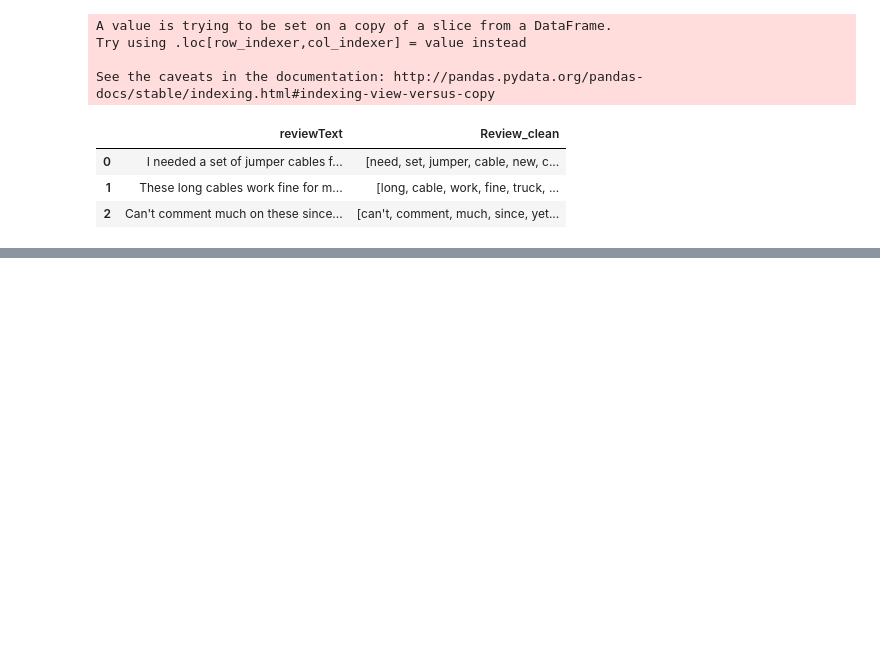
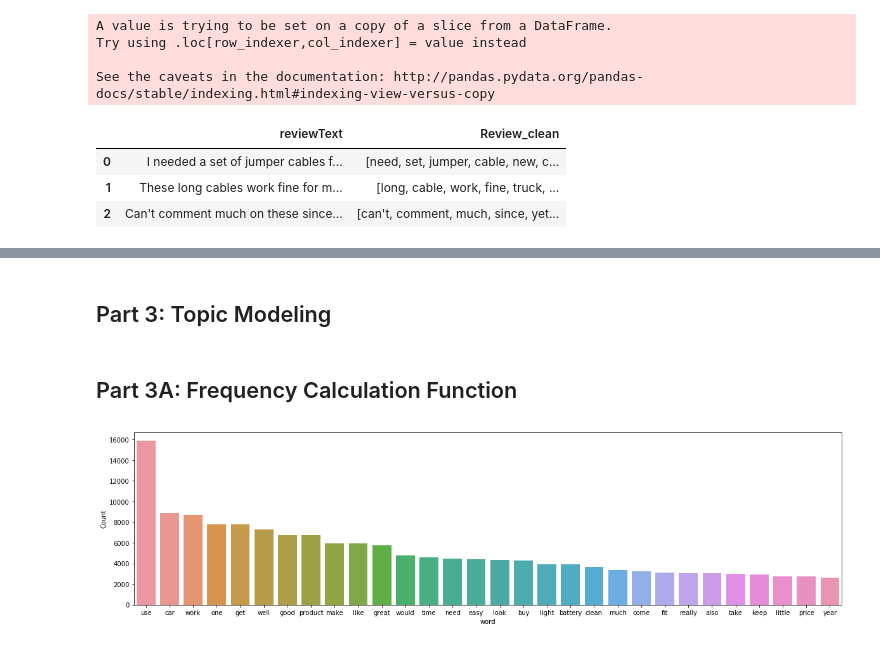
Before and after one commit to amirap/Machine-Learning, a Jupyter notebook: 11 ML_NLPTopicModeling_AmazonAutomative.ipynb, the cells around one changed output, grey strips where cells are left out. Cells and saved outputs as stored; diff of their text form; code cells hidden in the pictures; blank space fills up the shorter version.

Commit message:
Frequency Calculation Function

```diff
--- a/11 ML_NLPTopicModeling_AmazonAutomative.ipynb
+++ b/11 ML_NLPTopicModeling_AmazonAutomative.ipynb
@@ -170,0 +171,10 @@ See the caveats in the documentation: http://pandas.pydata.org/pandas-docs/stabl
+# %%
+def text_cl(text):
+    # remove words with only one letter
+    text = [word for word in text if len(word) > 2]
+    # join all
+    text = " ".join(text)
+    return text
+
+reviews_SA["Review_clean"] = reviews_SA["Review_clean"].apply(lambda x: text_cl(x))
+reviews_SA.head(3)
@@ -170,0 +190,26 @@ See the caveats in the documentation: http://pandas.pydata.org/pandas-docs/stabl
+# %% [markdown]
+## Part 3: Topic Modeling
+# %% [markdown]
+## Part 3A: Frequency Calculation Function
+# %%
+import matplotlib.pyplot as plt
+import seaborn as sns
+import numpy as np
+
+def freq_words(text, terms = 30):
+  all_words = ' '.join([x for x in text])
+  all_words = all_words.split()
+
+  fdist = FreqDist(all_words)
+  words_df = pd.DataFrame({'word':list(fdist.keys()), 'count':list(fdist.values())})
+
+  # selecting top 20 most frequent words
+  d = words_df.nlargest(columns="count", n = terms)
+  plt.figure(figsize=(20,5))
+  ax = sns.barplot(data=d, x= "word", y = "count")
+  ax.set(ylabel = 'Count')
+  plt.show()
+# %%
+freq_words(reviews_SA['Review_clean'])
+# %% [output]
+[figure, added]
```
Also changed, not shown: parts of 4 cells of this notebook.
